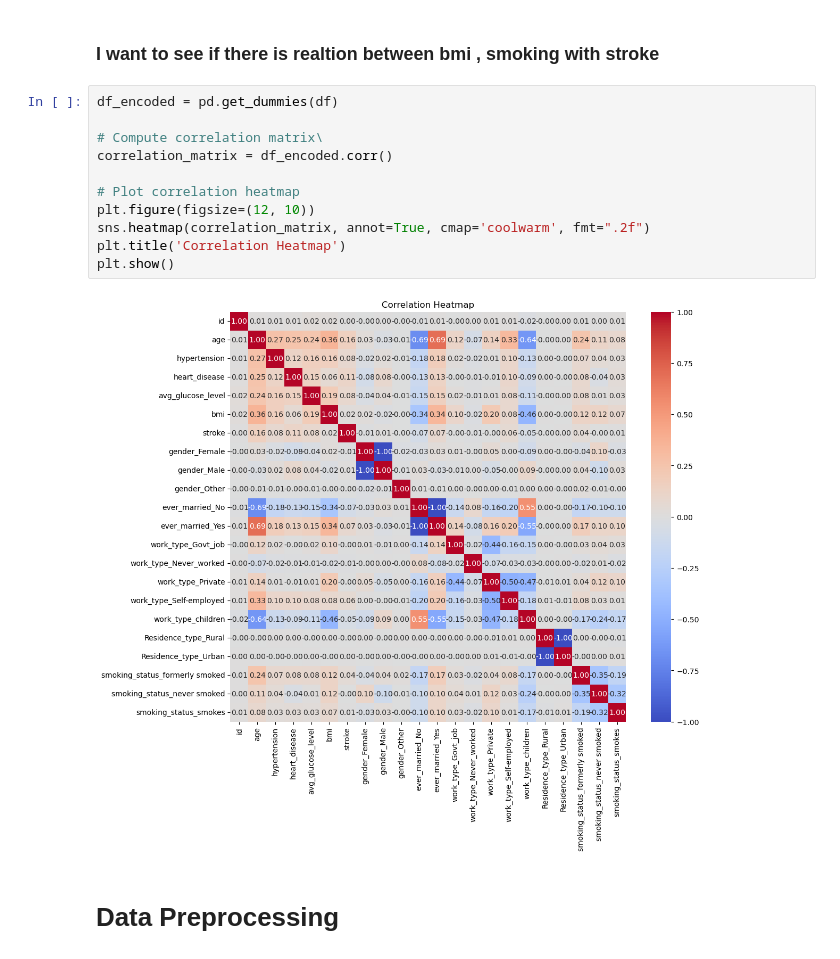
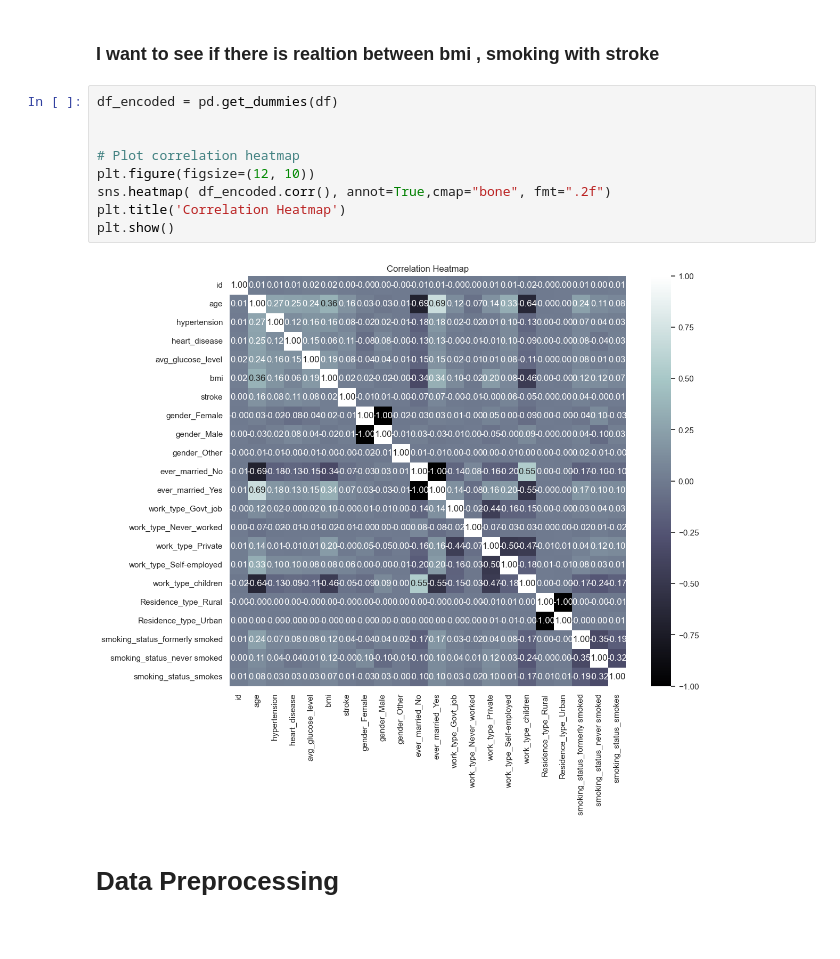
Before and after one commit to asiiiiiim/Cerebral-Stroke-Prediction, a Jupyter notebook: ProjectX (1).ipynb, the cells around one changed output. Drawn from its saved outputs; the diff is of its cells as text.

```diff
--- a/ProjectX (1).ipynb
+++ b/ProjectX (1).ipynb
@@ -189,16 +261,14 @@ Name: count, dtype: int64
 # %%
 df_encoded = pd.get_dummies(df)
 
-# Compute correlation matrix\
-correlation_matrix = df_encoded.corr()
 
 # Plot correlation heatmap
 plt.figure(figsize=(12, 10))
-sns.heatmap(correlation_matrix, annot=True, cmap='coolwarm', fmt=".2f")
+sns.heatmap( df_encoded.corr(), annot=True,cmap="bone", fmt=".2f")
 plt.title('Correlation Heatmap')
 plt.show()
 # %% [output]
-[figure, old version]
+[figure, new version]
 # %% [markdown]
 # Data Preprocessing
 # %% [markdown]
```
Also changed, not shown: parts of 48 cells of this notebook, 3 other files.
